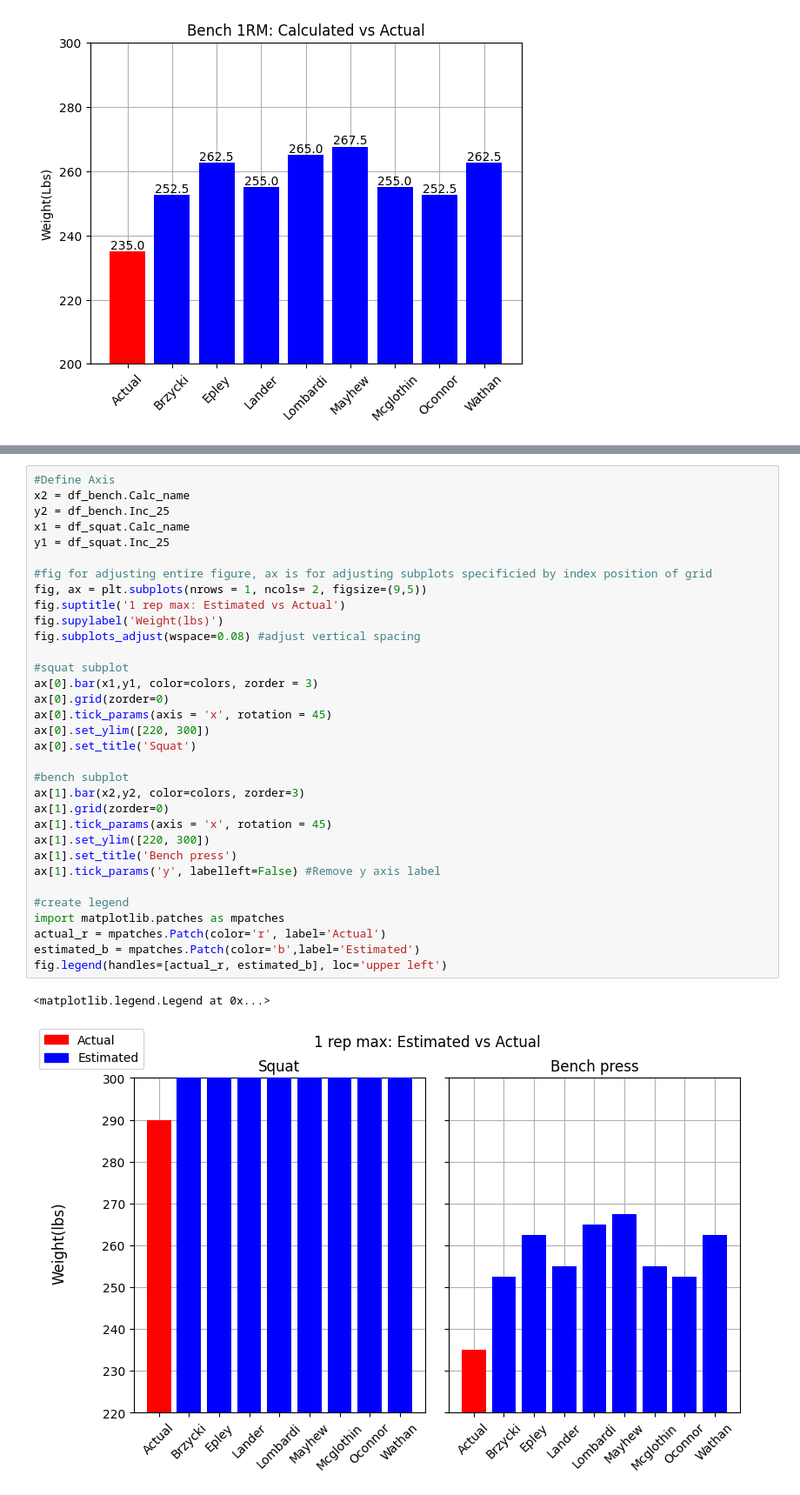
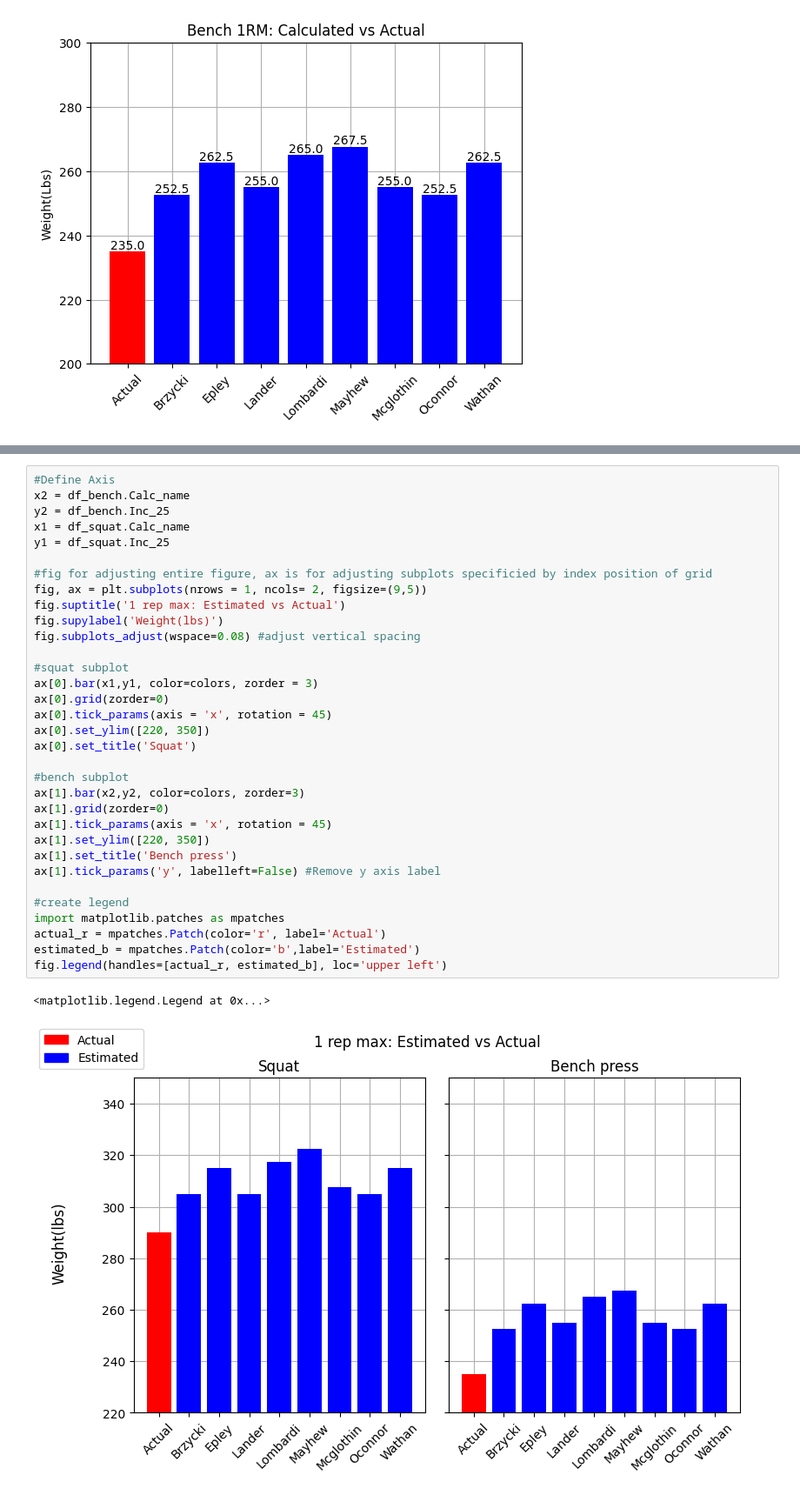
Before and after one commit to cory-young/Data-Analysis-Portfolio, a Jupyter notebook: Python/1rm-calculator.ipynb, the cells around one changed output, grey strips where cells are left out. Shown at 87% size. Saved outputs shown, nothing was run; the diff lists cells and outputs as text.

```diff
--- a/Python/1rm-calculator.ipynb
+++ b/Python/1rm-calculator.ipynb
@@ -160,34 +182,34 @@ x2 = df_bench.Calc_name
 y2 = df_bench.Inc_25
 x1 = df_squat.Calc_name
 y1 = df_squat.Inc_25
 
 #fig for adjusting entire figure, ax is for adjusting subplots specificied by index position of grid
 fig, ax = plt.subplots(nrows = 1, ncols= 2, figsize=(9,5))
 fig.suptitle('1 rep max: Estimated vs Actual')
 fig.supylabel('Weight(lbs)')
 fig.subplots_adjust(wspace=0.08) #adjust vertical spacing
 
 #squat subplot
 ax[0].bar(x1,y1, color=colors, zorder = 3)
 ax[0].grid(zorder=0)
 ax[0].tick_params(axis = 'x', rotation = 45)
-ax[0].set_ylim([220, 300])
+ax[0].set_ylim([220, 350])
 ax[0].set_title('Squat')
 
 #bench subplot
 ax[1].bar(x2,y2, color=colors, zorder=3)
 ax[1].grid(zorder=0)
 ax[1].tick_params(axis = 'x', rotation = 45)
-ax[1].set_ylim([220, 300])
+ax[1].set_ylim([220, 350])
 ax[1].set_title('Bench press')
 ax[1].tick_params('y', labelleft=False) #Remove y axis label
 
 #create legend
 import matplotlib.patches as mpatches
 actual_r = mpatches.Patch(color='r', label='Actual')
 estimated_b = mpatches.Patch(color='b',label='Estimated')
 fig.legend(handles=[actual_r, estimated_b], loc='upper left')
 # %% [output]
 <matplotlib.legend.Legend at 0x...>
-[figure, old version]
+[figure, new version]
 # %% [markdown]
```
Also changed, not shown: parts of 15 cells of this notebook.
